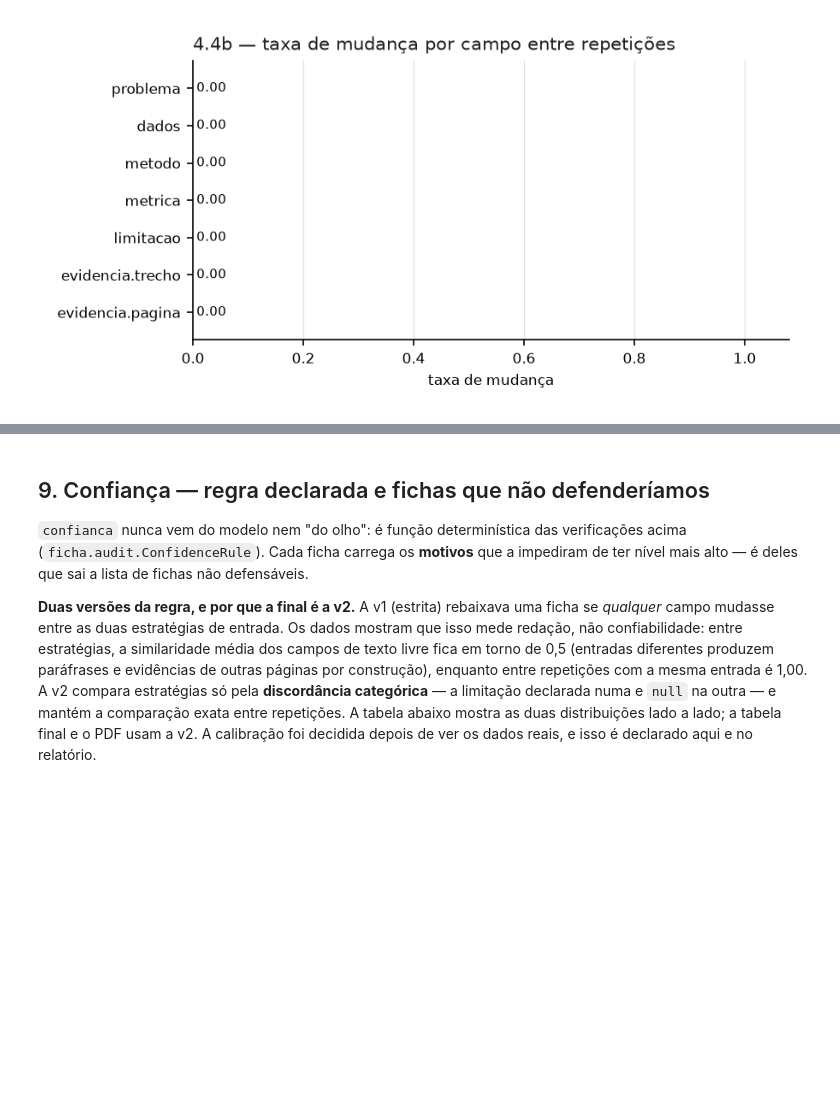
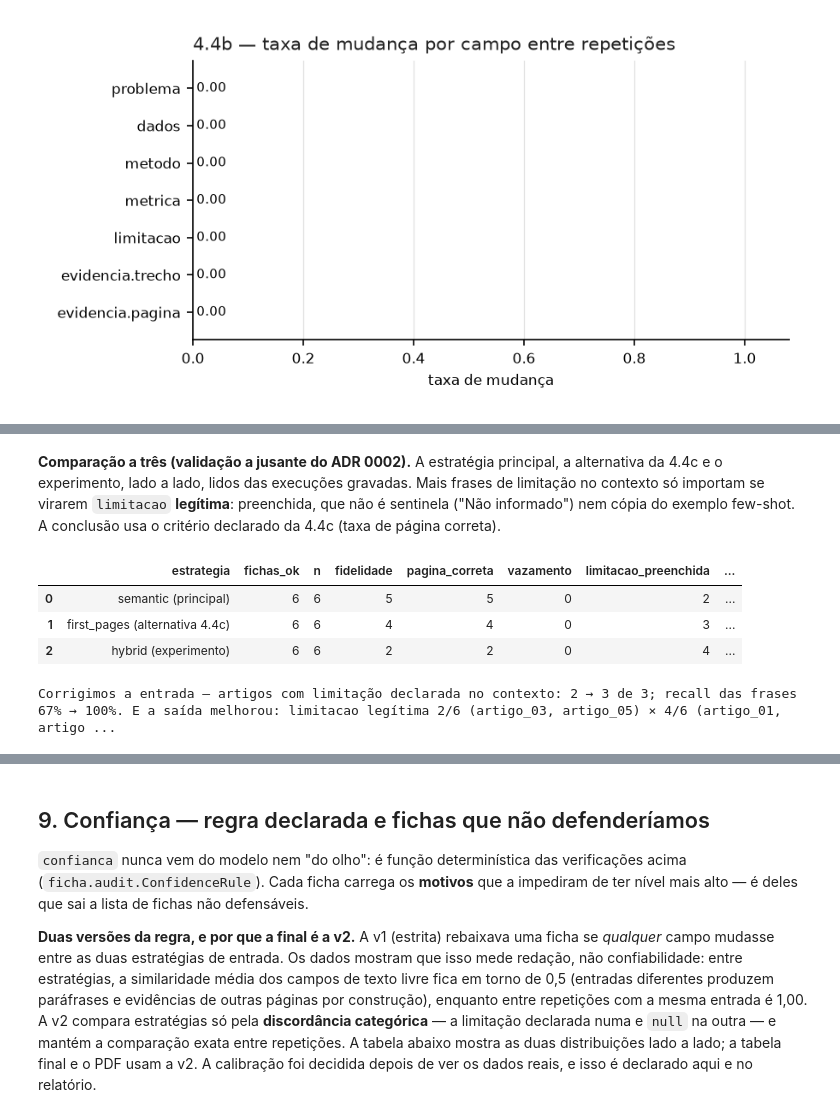
Before and after one commit to mascenaa/andre, a Jupyter notebook: notebooks/AtividadeI_SOBRENOMES.ipynb, the cells around one changed output, grey strips where cells are left out. Cells and saved outputs as stored; diff of their text form; code cells hidden in the pictures; blank space fills up the shorter version.

```diff
--- a/notebooks/AtividadeI_SOBRENOMES.ipynb
+++ b/notebooks/AtividadeI_SOBRENOMES.ipynb
@@ -658,6 +716,35 @@ c) Efeito da entrada: estratégias: semantic × first_pages · fichas idênticas
 | 8 | artigo_05.pdf | limitacao | O tamanho reduzido da amostra lim... | NaN | False | 0.0000 |
 | 9 | artigo_06.pdf | evidencia.trecho | The organizational context in whi... | Analyst · Institute of Data Studi... | False | 0.3953 |
 [figure]
+# %% [markdown]
+**Comparação a três (validação a jusante do ADR 0002).** A estratégia principal, a
+alternativa da 4.4c e o experimento, lado a lado, lidos das execuções gravadas. Mais
+frases de limitação no contexto só importam se virarem `limitacao` **legítima**:
+preenchida, que não é sentinela ("Não informado") nem cópia do exemplo few-shot. A
+conclusão usa o critério declarado da 4.4c (taxa de página correta).
+# %%
+from ficha.report.assemble import strategy_comparison, strategy_verdict
+
+runs_estrategias = {
+    f"{ESTRATEGIA} (principal)": execucoes["principal"].records,
+    f"{ESTRATEGIA_ALT} (alternativa 4.4c)": execucoes["entrada_alt"].records,
+}
+if "experimento" in extras:
+    runs_estrategias[f"{EXPERIMENTO} (experimento)"] = extras["experimento"].records
+recall_por_estrategia = recall if recall_table is not None else None
+comparacao_estrategias = strategy_comparison(runs_estrategias, recall_por_estrategia)
+display(comparacao_estrategias)
+ANTES_DEPOIS = strategy_verdict(
+    comparacao_estrategias, f"{ESTRATEGIA} (principal)", f"{EXPERIMENTO} (experimento)",
+    recall_por_estrategia,
+)
+print(ANTES_DEPOIS or "Sem execução do experimento gravada para comparar.")
+# %% [output]
+|  | estrategia | fichas_ok | n | fidelidade | pagina_correta | vazamento | limitacao_preenchida | ... |
+| 0 | semantic (principal) | 6 | 6 | 5 | 5 | 0 | 2 | ... |
+| 1 | first_pages (alternativa 4.4c) | 6 | 6 | 4 | 4 | 0 | 3 | ... |
+| 2 | hybrid (experimento) | 6 | 6 | 2 | 2 | 0 | 4 | ... |
+Corrigimos a entrada — artigos com limitação declarada no contexto: 2 → 3 de 3; recall das frases 67% → 100%. E a saída melhorou: limitacao legítima 2/6 (artigo_03, artigo_05) × 4/6 (artigo_01, artigo ...
 # %%
 mostrar(temperature_block(resumo))
 print("Critério declarado:", resumo.temperature.criterio)
```
Also changed, not shown: parts of 17 cells of this notebook, 12 other files.
